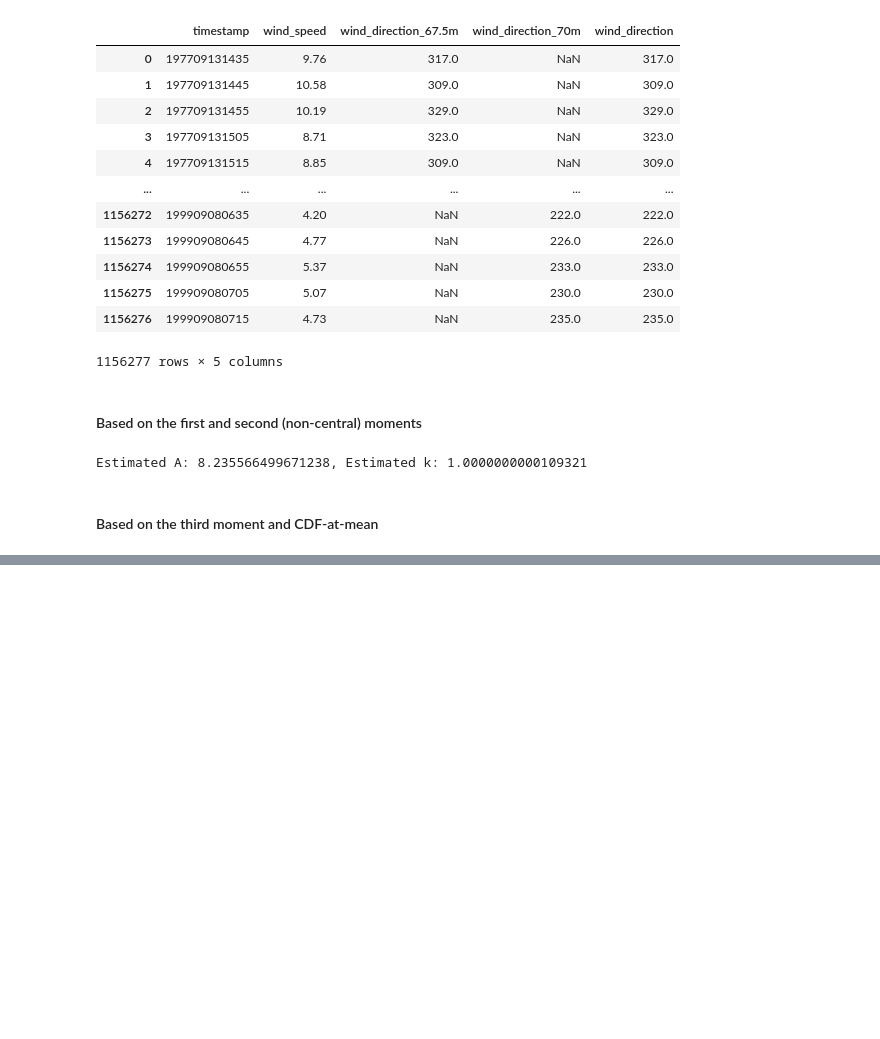
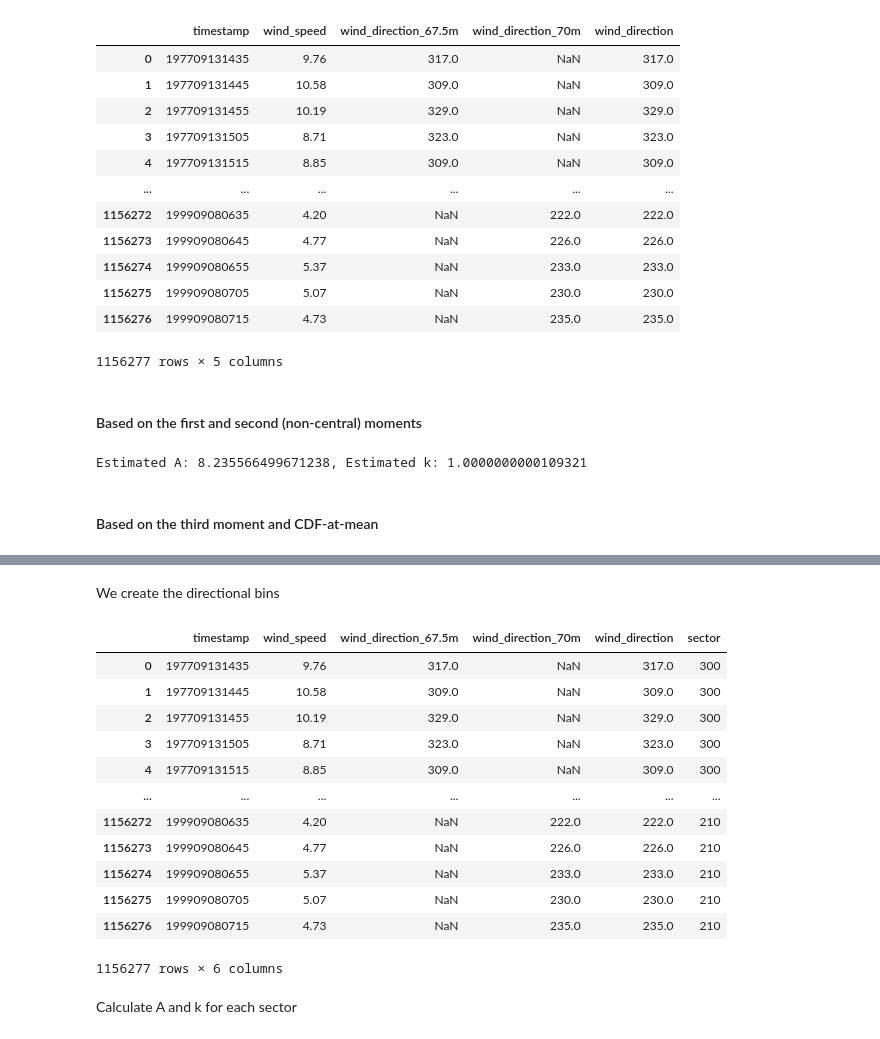
Before and after one commit to AlexDelBarco/IMWE, a Jupyter notebook: Assignment_1.ipynb, the cells around one changed output, grey strips where cells are left out. Drawn from its saved outputs; the diff is of its cells as text; code cells hidden in the pictures; blank space fills up the shorter version.

```diff
--- a/Assignment_1.ipynb
+++ b/Assignment_1.ipynb
@@ -484,0 +535,29 @@ Estimated A: 8.235566499671238, Estimated k: 1.0000000000109321
+# %% [markdown]
+We create the directional bins
+# %%
+bins = np.array([0, 30, 60, 90, 120, 150, 180, 210, 240, 270, 300, 330, 360])
+labels = np.arange(0, 360, 30)
+
+# Assign each wind direction to a sector, including wrapping around at 360
+sprog['sector'] = pd.cut(sprog['wind_direction'], bins=bins, labels=labels, right=False)
+
+# Handle the values from 345 to 360 (assign to sector 0)
+sprog.loc[(sprog['wind_direction'] >= 345) | (sprog['wind_direction'] < 15), 'sector'] = 0
+# %%
+sprog
+# %% [output]
+|  | timestamp | wind_speed | wind_direction_67.5m | wind_direction_70m | wind_direction | sector |
+| 0 | 197709131435 | 9.76 | 317.0 | NaN | 317.0 | 300 |
+| 1 | 197709131445 | 10.58 | 309.0 | NaN | 309.0 | 300 |
+| 2 | 197709131455 | 10.19 | 329.0 | NaN | 329.0 | 300 |
+| 3 | 197709131505 | 8.71 | 323.0 | NaN | 323.0 | 300 |
+| 4 | 197709131515 | 8.85 | 309.0 | NaN | 309.0 | 300 |
+| ... | ... | ... | ... | ... | ... | ... |
+| 1156272 | 199909080635 | 4.20 | NaN | 222.0 | 222.0 | 210 |
+| 1156273 | 199909080645 | 4.77 | NaN | 226.0 | 226.0 | 210 |
+| 1156274 | 199909080655 | 5.37 | NaN | 233.0 | 233.0 | 210 |
+| 1156275 | 199909080705 | 5.07 | NaN | 230.0 | 230.0 | 210 |
+| 1156276 | 199909080715 | 4.73 | NaN | 235.0 | 235.0 | 210 |
+1156277 rows × 6 columns
+# %% [markdown]
+Calculate A and k for each sector
```
Also changed, not shown: parts of 8 cells of this notebook, 1 other file.
